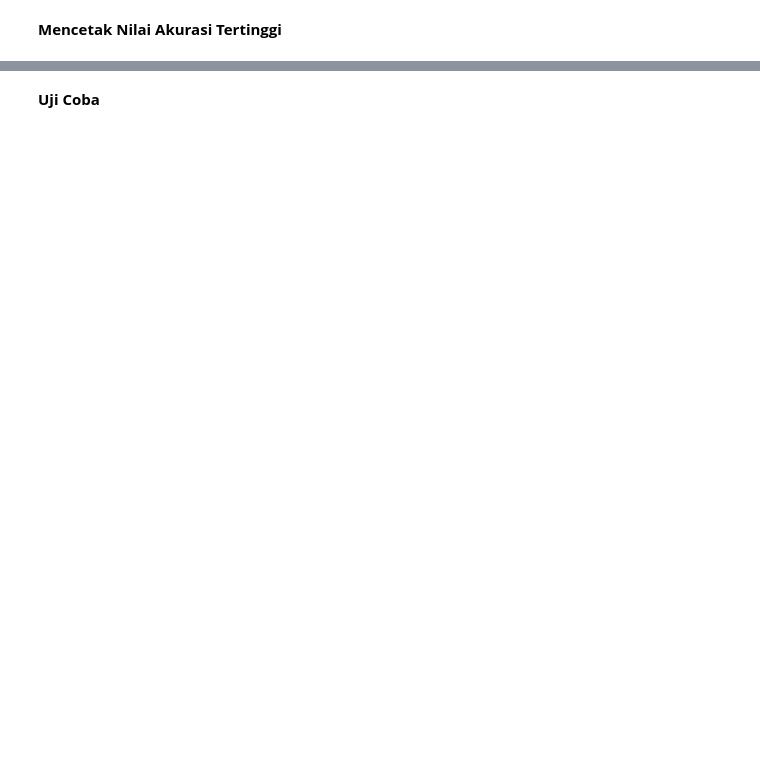
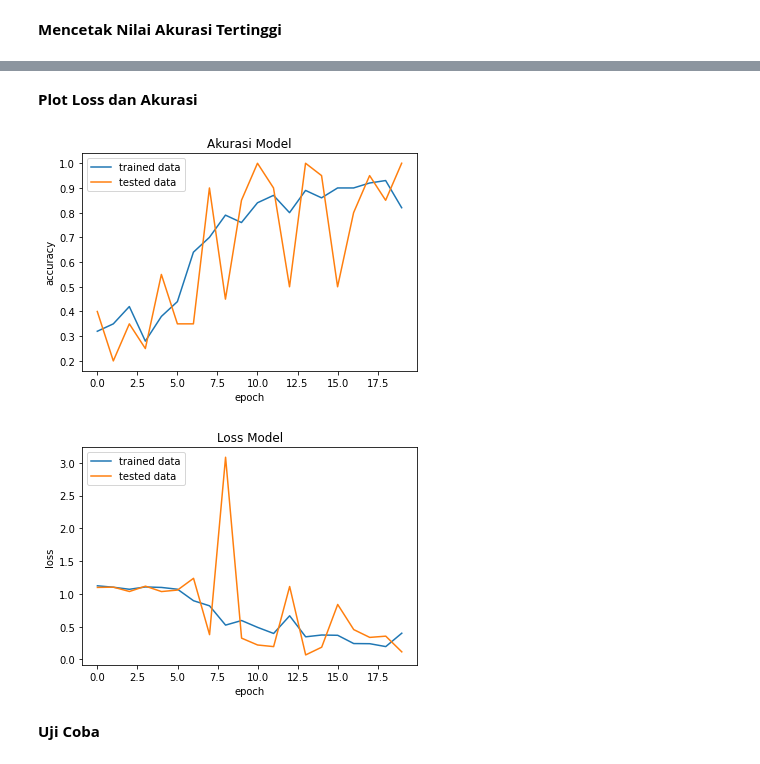
Before and after one commit to calvinjesse/Rock-Paper-Scissors-Classification, a Jupyter notebook: Submission_RockPaperScisscors_Calvin.ipynb, the cells around one changed output, grey strips where cells are left out. Drawn from its saved outputs; the diff is of its cells as text; code cells hidden in the pictures; blank space fills up the shorter version.

```diff
--- a/Submission_RockPaperScisscors_Calvin.ipynb
+++ b/Submission_RockPaperScisscors_Calvin.ipynb
@@ -184,3 +187,27 @@ Nilai akurasi validasi tertinggi :  0.949999988079071
+# %% [markdown]
+**Plot Loss dan Akurasi**
+# %%
+import matplotlib.pyplot as plt
+
+# summarize history for accuracy
+plt.plot(training.history['accuracy'])
+plt.plot(training.history['val_accuracy'])
+plt.title('Akurasi Model')
+plt.ylabel('accuracy')
+plt.xlabel('epoch')
+plt.legend(['trained data', 'tested data'], loc='upper left')
+plt.show()
+# summarize history for loss
+plt.plot(training.history['loss'])
+plt.plot(training.history['val_loss'])
+plt.title('Loss Model')
+plt.ylabel('loss')
+plt.xlabel('epoch')
+plt.legend(['trained data', 'tested data'], loc='upper left')
+plt.show()
+# %% [output]
+[figure, added]
+[figure, added]
 # %% [markdown]
 **Uji Coba**
 # %%
```
Also changed, not shown: parts of 10 cells of this notebook.
